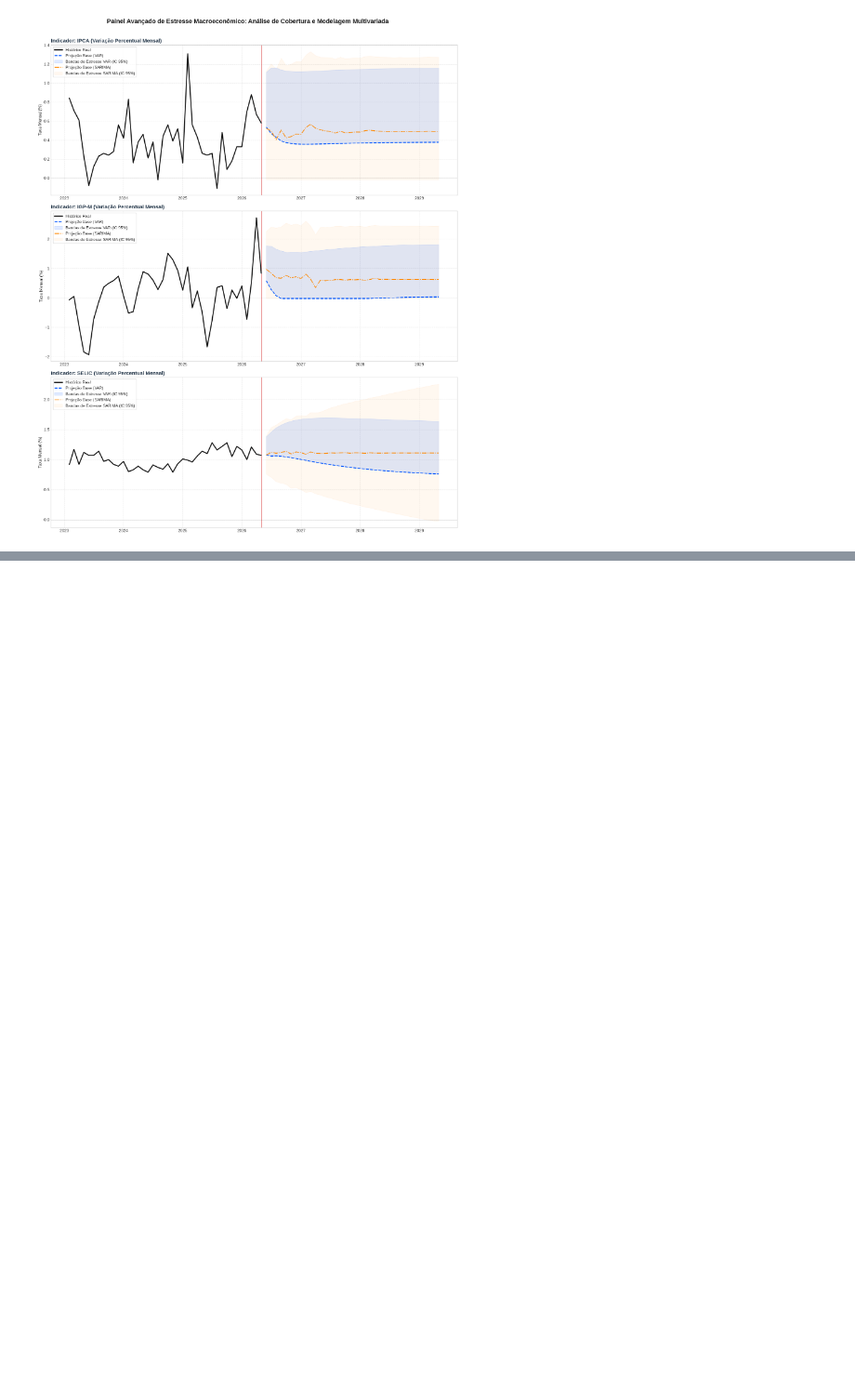
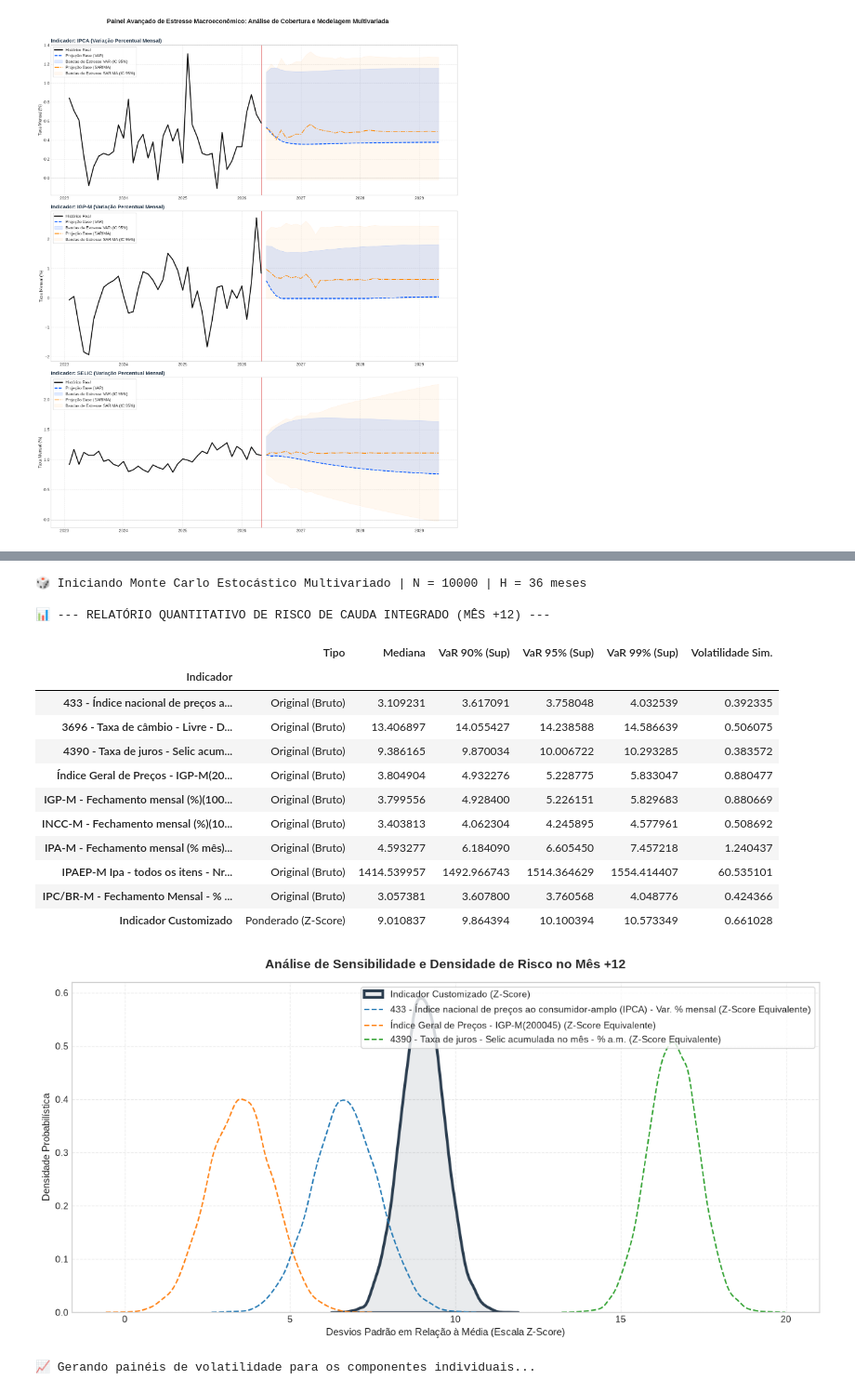
Before and after one commit to jbussi/caprisk-engine, a Jupyter notebook: notebooks/01_pipeline_validation.ipynb, the cells around one changed output, grey strips where cells are left out. Shown at 93% size. Saved outputs shown, nothing was run; the diff lists cells and outputs as text; code cells hidden in the pictures; blank space fills up the shorter version.

```diff
--- a/notebooks/01_pipeline_validation.ipynb
+++ b/notebooks/01_pipeline_validation.ipynb
@@ -272,0 +457,64 @@ plt.show()
+# %%
+import importlib
+import src.simulation.monte_carlo
+
+# Força o Python a recarregar o arquivo físico com os novos métodos
+importlib.reload(src.simulation.monte_carlo)
+
+# Agora importa a classe atualizada
+from src.simulation.monte_carlo import MacroMonteCarloSimulator
+
+# 1. Instancia o novo simulador expandido
+simulador = MacroMonteCarloSimulator(
+    engine=engine,
+    regras_normalizacao=regras_normalizacao,
+    config_indicador_custom=config_indicador_custom
+)
+
+# 2. Roda a simulação estocástica multivariada (10.000 caminhos para todas as 9 variáveis)
+trajetorias_macro = simulador.rodar_simulacao(df_analise_corrigido, n_simulacoes=10000)
+
+# 3. Consolida a trajetória do indicador customizado da firma
+trajetorias_portfolio = simulador.consolidar_indicador_customizado(trajetorias_macro)
+
+# ==============================================================================
+# ANÁLISE PROFUNDA 1: RELATÓRIO COMPARATIVO DE VAR (MÊS +12 - FIM DE UM ANO)
+# ==============================================================================
+print("\n📊 --- RELATÓRIO QUANTITATIVO DE RISCO DE CAUDA INTEGRADO (MÊS +12) ---")
+df_comparativo_12m = simulador.gerar_relatorio_consolidado_var(trajetorias_macro, trajetorias_portfolio, mes_alvo=12)
+display(df_comparativo_12m)
+
+# ==============================================================================
+# ANÁLISE PROFUNDA 2: MAPA DE DENSIDADE E ACHATAMENTO DE CAUDA (KURTOSIS VISUAL)
+# ==============================================================================
+colunas_foco_analise = [coluna_ipca, coluna_igpm, coluna_selic]
+simulador.plotar_comparativo_distribuicoes(trajetorias_macro, trajetorias_portfolio, mes_alvo=12, colunas_foco=colunas_foco_analise)
+
+# ==============================================================================
+# ANÁLISE PROFUNDA 3: COMPARATIVO DE FAN CHARTS PARA AS VARIÁVEIS ORIGINAIS
+# ==============================================================================
+print("\n📈 Gerando painéis de volatilidade para os componentes individuais...")
+df_metricas_custom = simulador.extrair_metricas_risco_serie(trajetorias_portfolio)
+simulador.plotar_painel_mc(df_metricas_custom, trajetorias_portfolio, nome_indicador="Indicador Customizado Firma")
+
+idx_ipca = simulador.names.index(coluna_ipca)
+df_metricas_ipca = simulador.extrair_metricas_risco_serie(trajetorias_macro[:, :, idx_ipca])
+simulador.plotar_painel_mc(df_metricas_ipca, trajetorias_macro[:, :, idx_ipca], nome_indicador="IPCA (Taxa Mensal Bruta Sim)")
+# %% [output]
+🎲 Iniciando Monte Carlo Estocástico Multivariado | N = 10000 | H = 36 meses
+
+📊 --- RELATÓRIO QUANTITATIVO DE RISCO DE CAUDA INTEGRADO (MÊS +12) ---
+|  | Tipo | Mediana | VaR 90% (Sup) | VaR 95% (Sup) | VaR 99% (Sup) | Volatilidade Sim. |
+| Indicador |  |  |  |  |  |  |
+| 433 - Índice nacional de preços a... | Original (Bruto) | 3.109231 | 3.617091 | 3.758048 | 4.032539 | 0.392335 |
+| 3696 - Taxa de câmbio - Livre - D... | Original (Bruto) | 13.406897 | 14.055427 | 14.238588 | 14.586639 | 0.506075 |
+| 4390 - Taxa de juros - Selic acum... | Original (Bruto) | 9.386165 | 9.870034 | 10.006722 | 10.293285 | 0.383572 |
+| Índice Geral de Preços - IGP-M(20... | Original (Bruto) | 3.804904 | 4.932276 | 5.228775 | 5.833047 | 0.880477 |
+| IGP-M - Fechamento mensal (%)(100... | Original (Bruto) | 3.799556 | 4.928400 | 5.226151 | 5.829683 | 0.880669 |
+| INCC-M - Fechamento mensal (%)(10... | Original (Bruto) | 3.403813 | 4.062304 | 4.245895 | 4.577961 | 0.508692 |
+| IPA-M - Fechamento mensal (% mês)... | Original (Bruto) | 4.593277 | 6.184090 | 6.605450 | 7.457218 | 1.240437 |
+| IPAEP-M Ipa - todos os itens - Nr... | Original (Bruto) | 1414.539957 | 1492.966743 | 1514.364629 | 1554.414407 | 60.535101 |
+| IPC/BR-M - Fechamento Mensal - % ... | Original (Bruto) | 3.057381 | 3.607800 | 3.760568 | 4.048776 | 0.424366 |
+| Indicador Customizado | Ponderado (Z-Score) | 9.010837 | 9.864394 | 10.100394 | 10.573349 | 0.661028 |
+[figure, added]
+📈 Gerando painéis de volatilidade para os componentes individuais...
```
Also changed, not shown: parts of 5 cells of this notebook.
